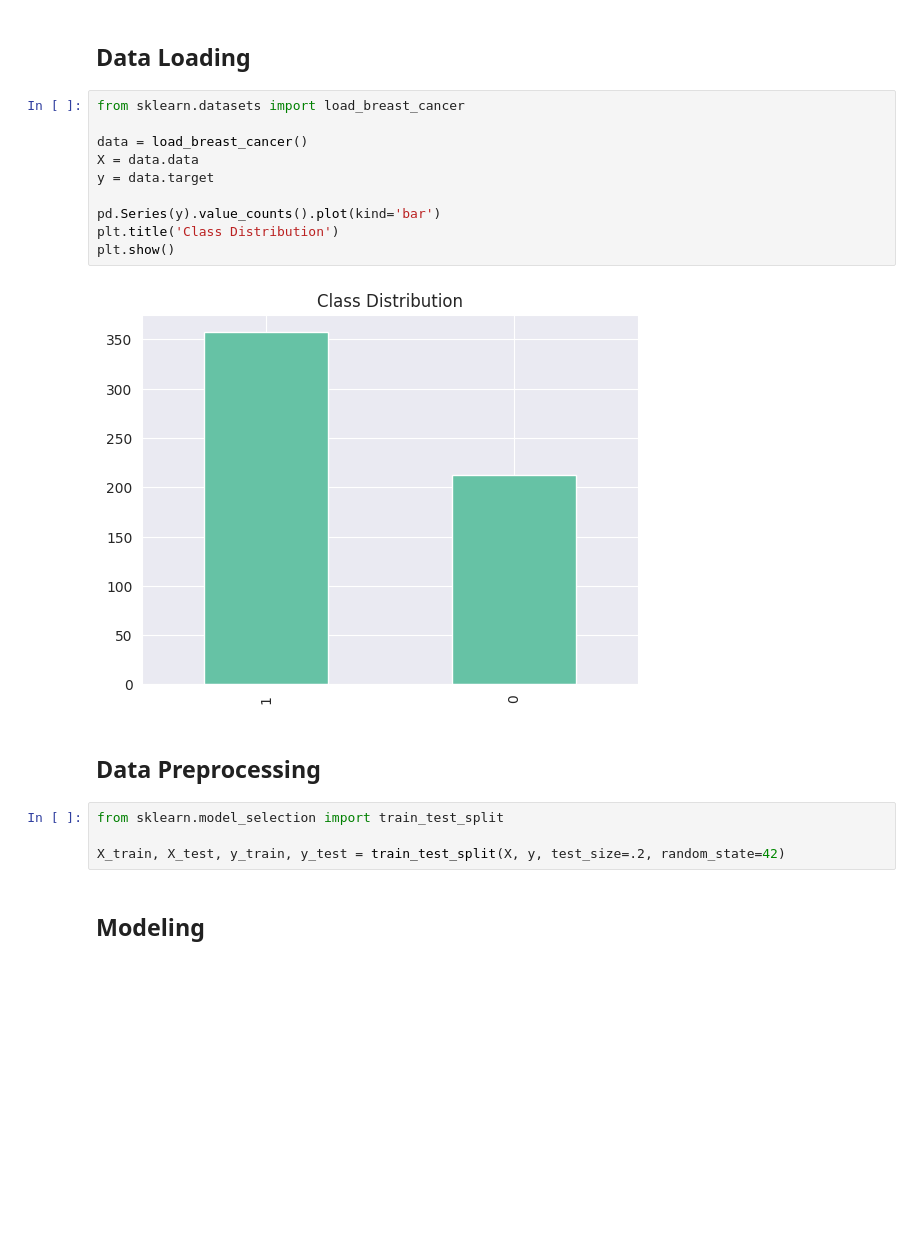
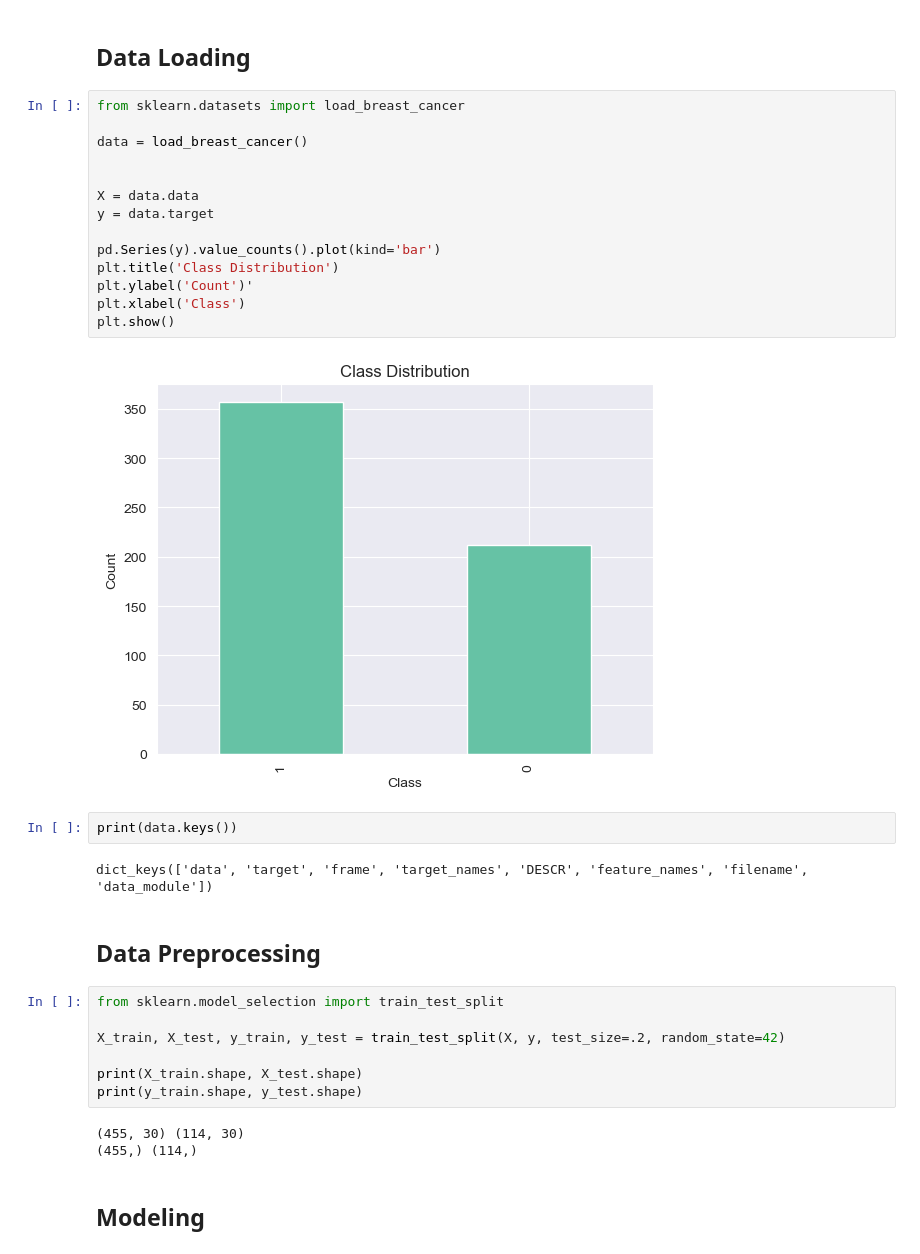
Before and after one commit to zookee76/jupyternotebooks, a Jupyter notebook: practical_ml_auto.ipynb, the cells around one changed output. Saved outputs shown, nothing was run; the diff lists cells and outputs as text; blank space fills up the shorter version.

```diff
--- a/practical_ml_auto.ipynb
+++ b/practical_ml_auto.ipynb
@@ -58,20 +55,34 @@ warnings.filterwarnings("ignore")
 # %%
 from sklearn.datasets import load_breast_cancer
 
 data = load_breast_cancer()
+
+
 X = data.data
 y = data.target
 
 pd.Series(y).value_counts().plot(kind='bar')
 plt.title('Class Distribution')
+plt.ylabel('Count')'
+plt.xlabel('Class')
 plt.show()
 # %% [output]
-[figure, old version]
+[figure, new version]
+# %%
+print(data.keys())
+# %% [output]
+dict_keys(['data', 'target', 'frame', 'target_names', 'DESCR', 'feature_names', 'filename', 'data_module'])
 # %% [markdown]
 ## Data Preprocessing
 # %%
 from sklearn.model_selection import train_test_split
 
 X_train, X_test, y_train, y_test = train_test_split(X, y, test_size=.2, random_state=42)
+
+print(X_train.shape, X_test.shape)
+print(y_train.shape, y_test.shape)
+# %% [output]
+(455, 30) (114, 30)
+(455,) (114,)
 # %% [markdown]
 ## Modeling
```
Also changed, not shown: parts of 5 cells of this notebook, 1 other file.
